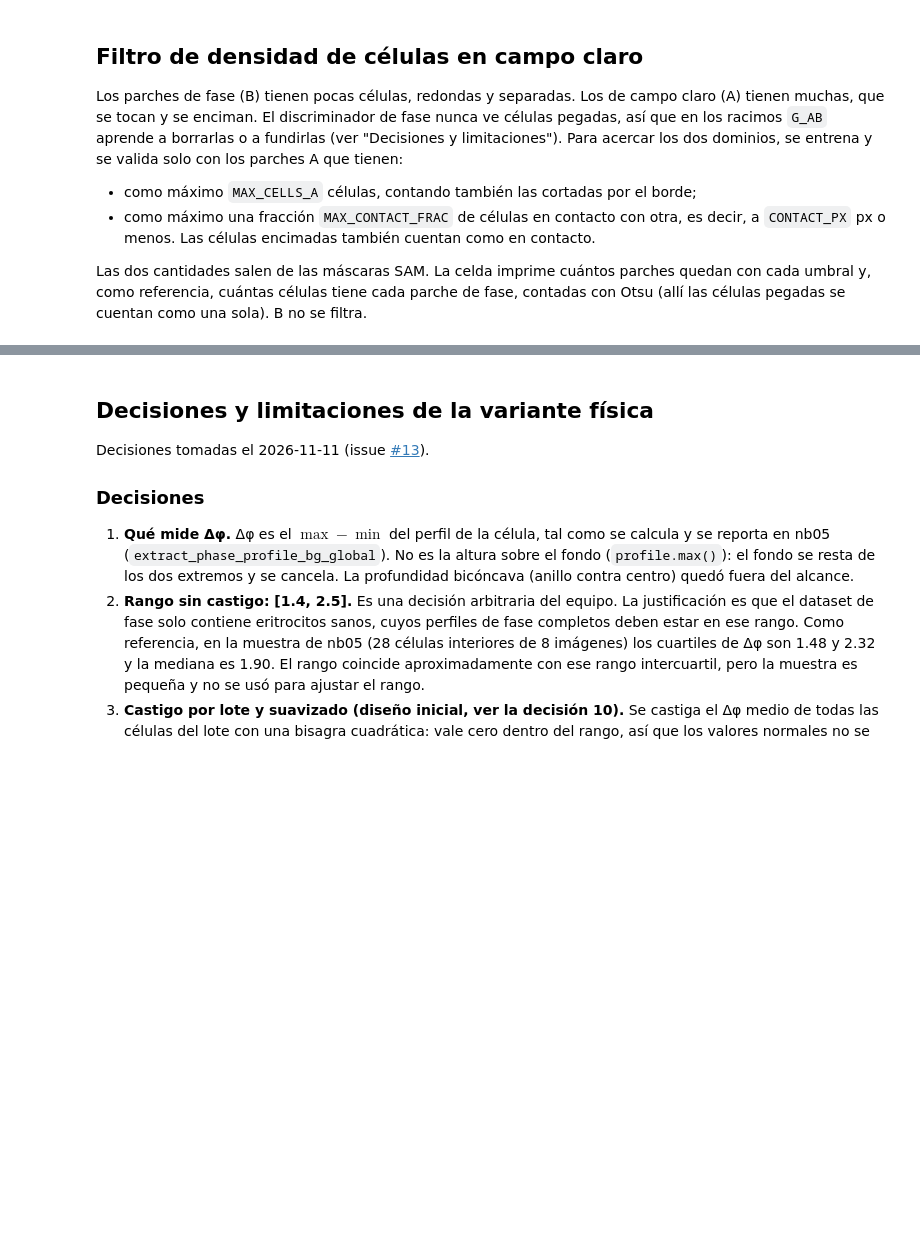
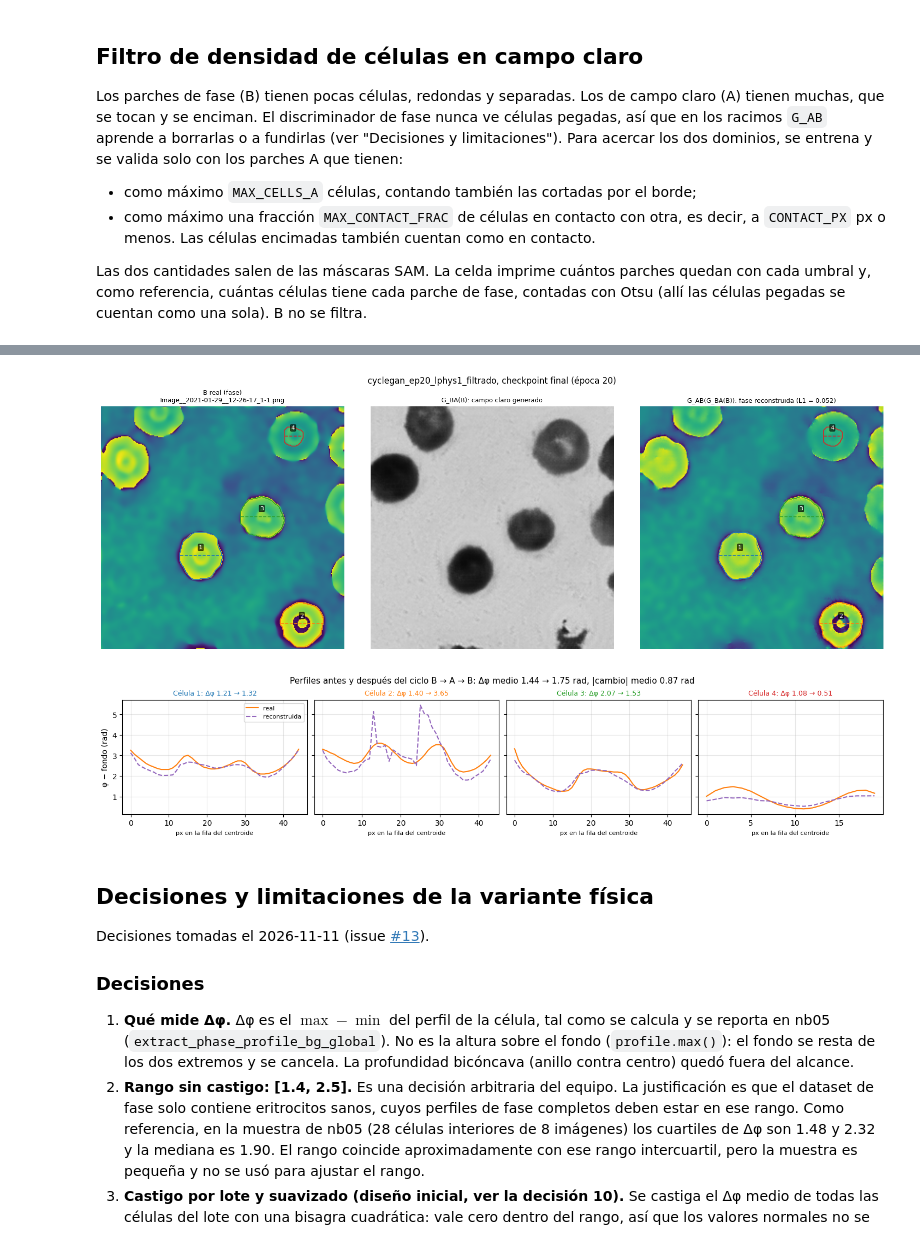
Before and after one commit to Jacogz/DL-QPI, a Jupyter notebook: notebooks/06-desarrollo-modelo.ipynb, the cells around one changed output, grey strips where cells are left out. Cells and saved outputs as stored; diff of their text form; code cells hidden in the pictures; blank space fills up the shorter version.

```diff
--- a/notebooks/06-desarrollo-modelo.ipynb
+++ b/notebooks/06-desarrollo-modelo.ipynb
@@ -1101,3 +1286,67 @@ Fase real (Validation): Δφ mediana = 1.626, en rango = 60.5%, células = 1419
+# %%
+# Perfiles de una imagen de fase antes y después del ciclo B -> A -> B: B real contra G_AB(G_BA(B))
+CYCLE_B_INDEX = 0  #@param {type:"integer"}
+
+# Solo se guardan los pesos de G_BA de la última época, así que se usan los dos generadores del checkpoint final
+ckpt_dir = INSPECT_RUN_DIR / 'checkpoints'
+gen_AB_last = load_generator(ckpt_dir / 'gen_ab.pth.tar')
+gen_BA_last = load_generator(ckpt_dir / 'gen_ba.pth.tar')
+hist_file = ckpt_dir / 'history.json'
+last_epoch = len(json.loads(hist_file.read_text())['D']) if hist_file.is_file() else '?'
+
+b_path = b_paths[CYCLE_B_INDEX % len(b_paths)]
+with torch.no_grad():
+    real_B = load_png(b_path)
+    fake_A = gen_BA_last(real_B)
+    rec_B = gen_AB_last(fake_A)
+phi_real, phi_rec = as_phase(real_B), as_phase(rec_B)
+
+# Las mismas células y filas en las dos fases: las de Otsu sobre la fase real. El fondo de cada fase es la
+# mediana fuera de esas células, y el wrap se repara en cada una por separado, como en la validación
+fg = foreground_mask(phi_real)
+real_cells = largest(otsu_cells(phi_real, fg))
+bg_rec = float(np.median(phi_rec[~fg])) if (~fg).any() else 0.0
+rec_cells = [make_cell(repair_wrapped_spots(phi_rec, c['seg'])[0], c['seg'], bg_rec) for c in real_cells]
+pairs = [(r, c) for r, c in zip(real_cells, rec_cells) if c is not None]
+
+fig, axes = plt.subplots(1, 3, figsize=(16, 5.5), constrained_layout=True)
+draw_cells(axes[0], phi_real, [r for r, _ in pairs], f'B real (fase)\n{b_path.name}', **phase_kw)
+axes[1].imshow(fake_A[0, 0].float().cpu().numpy(), cmap='gray', vmin=-1, vmax=1)
+axes[1].set_title('G_BA(B): campo claro generado', fontsize=9)
+axes[1].axis('off')
+l1 = (rec_B - real_B).abs().mean().item()
+draw_cells(axes[2], phi_rec, [c for _, c in pairs], f'G_AB(G_BA(B)): fase reconstruida (L1 = {l1:.3f})', **phase_kw)
+fig.suptitle(f'{INSPECT_RUN_DIR.name}, checkpoint final (época {last_epoch})', fontsize=12)
+plt.show()
+
+if not pairs:
+    print('No hay células interiores válidas en esta imagen de fase; prueba otro CYCLE_B_INDEX.')
+else:
+    ncols = min(len(pairs), 5)
+    nrows = int(np.ceil(len(pairs) / ncols))
+    fig, axes = plt.subplots(nrows, ncols, figsize=(3.6 * ncols, 3.0 * nrows), squeeze=False, constrained_layout=True, sharey=True)
+    for i, (r, c) in enumerate(pairs):
+        ax = axes.flat[i]
+        x = r['xs'] - r['xs'].min()
+        ax.plot(x, r['profile'], color='tab:orange', lw=1.5, label='real')
+        ax.plot(x, c['profile'], color='tab:purple', lw=1.5, ls='--', label='reconstruida')
+        ax.set_title(f"Célula {i + 1}: Δφ {r['dphi']:.2f} → {c['dphi']:.2f}", fontsize=9, color=CELL_COLORS[i % 10])
+        ax.set_xlabel('px en la fila del centroide', fontsize=8)
+        ax.grid(alpha=0.3)
+    for ax in axes.flat[len(pairs):]:
+        ax.axis('off')
+    for ax in axes[:, 0]:
+        ax.set_ylabel('φ − fondo (rad)')
+    axes.flat[0].legend(fontsize=8)
+    d_real = np.array([r['dphi'] for r, _ in pairs])
+    d_rec = np.array([c['dphi'] for _, c in pairs])
+    fig.suptitle(f'Perfiles antes y después del ciclo B → A → B: Δφ medio {d_real.mean():.2f} → {d_rec.mean():.2f} rad, '
+                 f'|cambio| medio {np.abs(d_rec - d_real).mean():.2f} rad', fontsize=11)
+    fig.savefig(INSPECT_RUN_DIR / 'plots' / f'ciclo_B_perfiles_B{CYCLE_B_INDEX}.png', dpi=120, bbox_inches='tight')
+    plt.show()
+# %% [output]
+[figure, added]
+[figure, added]
 # %% [markdown]
 ## Decisiones y limitaciones de la variante física
 
```
Also changed, not shown: parts of 7 cells of this notebook.
